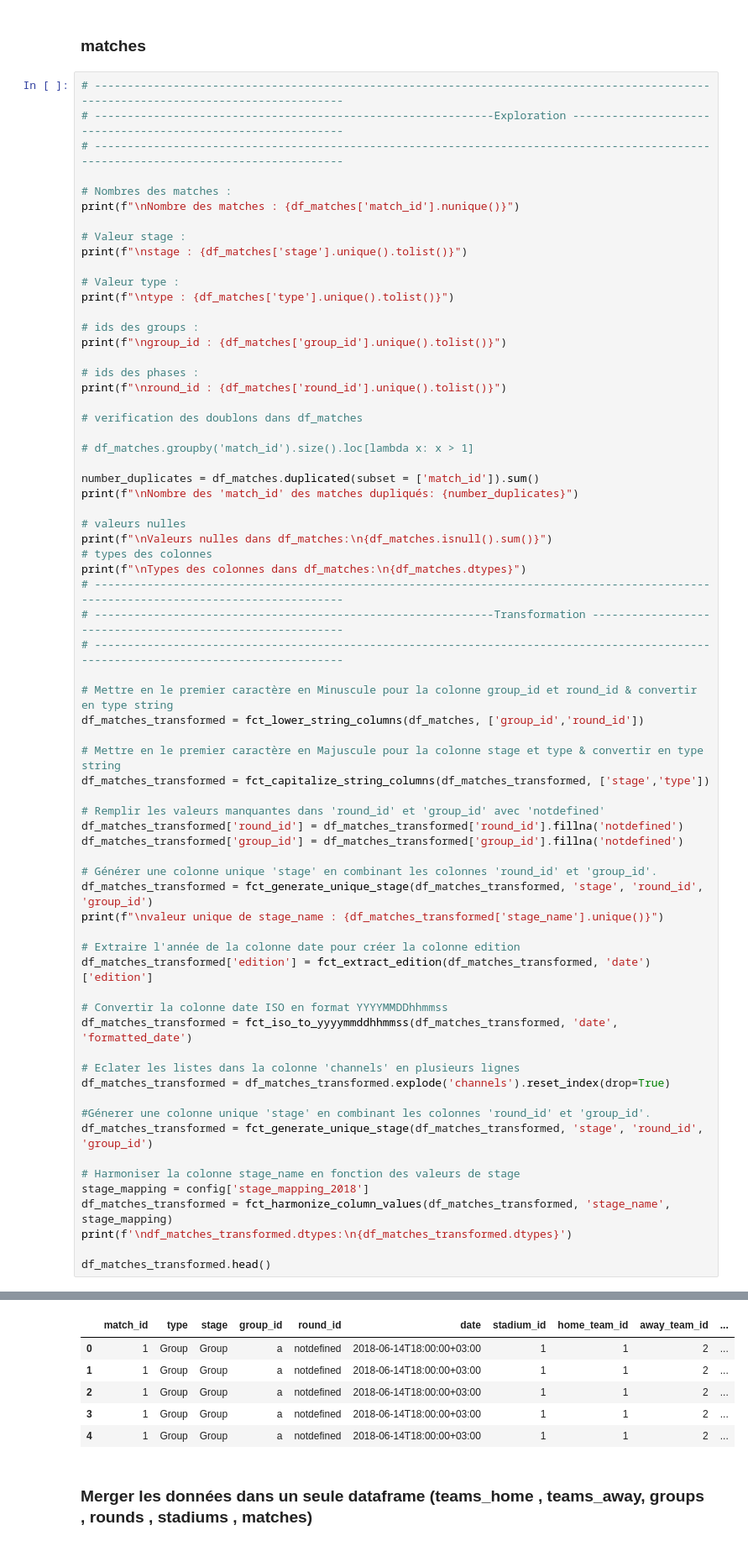
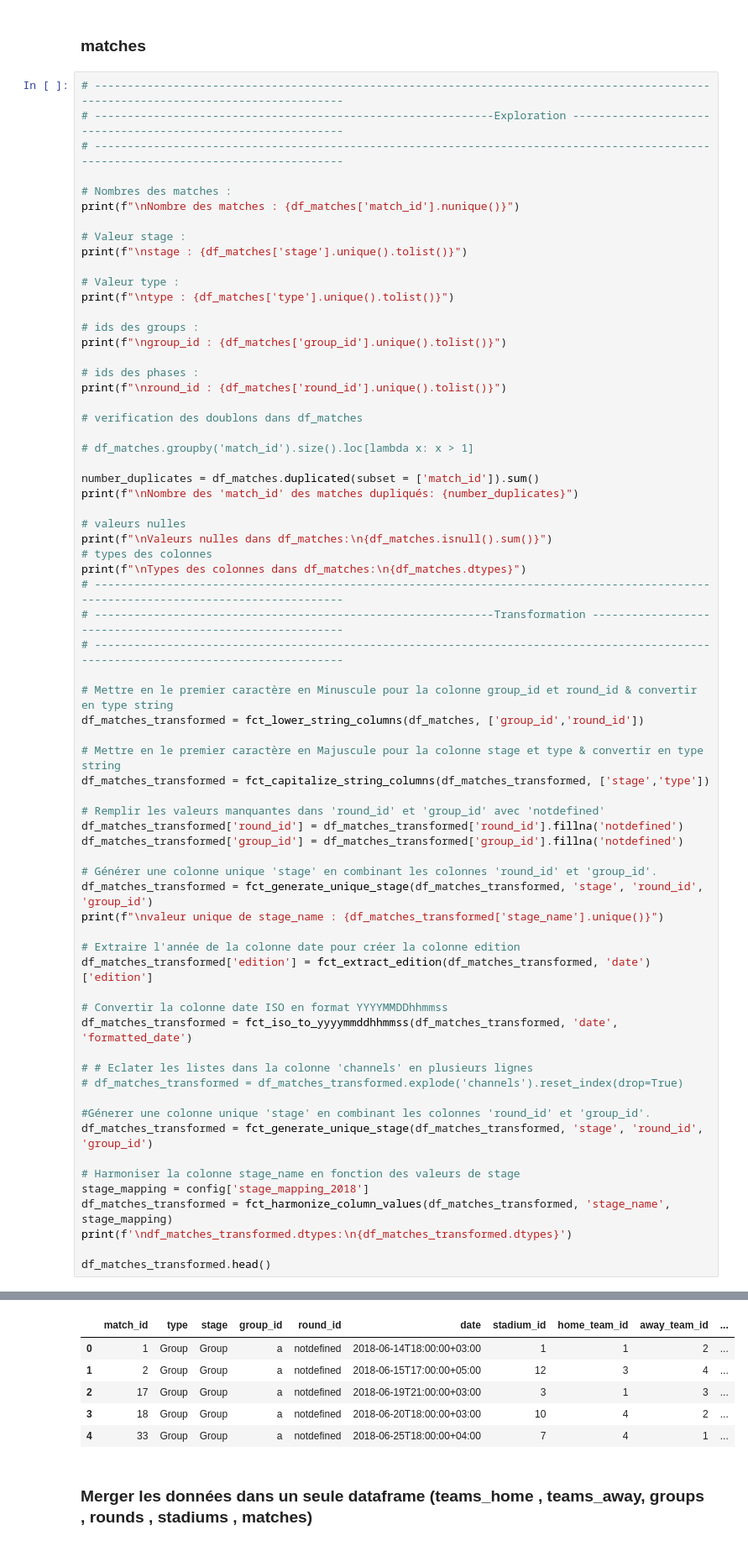
Before and after one commit to Simplon-DE-P1-2025/Brief-2-ETL-de-donn-es-footballistiques-Wickets-Sprinters, a Jupyter notebook: notebook/notebook_2018_transform.ipynb, the cells around one changed output, grey strips where cells are left out. Shown: that part at 84% size. Drawn from its saved outputs; the diff is of its cells as text.

Commit message:
transform: transformation fichier 2018 v4: modif transform le .py et notebook 2018

```diff
--- a/notebook/notebook_2018_transform.ipynb
+++ b/notebook/notebook_2018_transform.ipynb
@@ -649,42 +653,42 @@ df_matches_transformed['edition'] = fct_extract_edition(df_matches_transformed,
 # Convertir la colonne date ISO en format YYYYMMDDhhmmss
 df_matches_transformed = fct_iso_to_yyyymmddhhmmss(df_matches_transformed, 'date', 'formatted_date')
 
-# Eclater les listes dans la colonne 'channels' en plusieurs lignes
-df_matches_transformed = df_matches_transformed.explode('channels').reset_index(drop=True)
+# # Eclater les listes dans la colonne 'channels' en plusieurs lignes
+# df_matches_transformed = df_matches_transformed.explode('channels').reset_index(drop=True)
 
 #Génerer une colonne unique 'stage' en combinant les colonnes 'round_id' et 'group_id'.
 df_matches_transformed = fct_generate_unique_stage(df_matches_transformed, 'stage', 'round_id', 'group_id')
 
 # Harmoniser la colonne stage_name en fonction des valeurs de stage
 stage_mapping = config['stage_mapping_2018']
 df_matches_transformed = fct_harmonize_column_values(df_matches_transformed, 'stage_name', stage_mapping)
 print(f'\ndf_matches_transformed.dtypes:\n{df_matches_transformed.dtypes}')
 
 df_matches_transformed.head()
 # %% [output]
 Nombre des matches : 64
 
 stage : ['group', 'knockout']
 
 type : ['group', 'qualified', 'winner', 'loser']
 
 group_id : ['a', 'b', 'c', 'd', 'e', 'f', 'g', 'h', None]
 
 round_id : [None, 'round_16', 'round_8', 'round_4', 'round_2_loser', 'round_2']
 
 Nombre des 'match_id' des matches dupliqués: 0
 
 ... (61 lines left out)
 stage_name                object
 edition                   object
 formatted_date            object
 dtype: object
 |  | match_id | type | stage | group_id | round_id | date | stadium_id | home_team_id | away_team_id | ... |
 | 0 | 1 | Group | Group | a | notdefined | 2018-06-14T18:00:00+03:00 | 1 | 1 | 2 | ... |
-| 1 | 1 | Group | Group | a | notdefined | 2018-06-14T18:00:00+03:00 | 1 | 1 | 2 | ... |
-| 2 | 1 | Group | Group | a | notdefined | 2018-06-14T18:00:00+03:00 | 1 | 1 | 2 | ... |
-| 3 | 1 | Group | Group | a | notdefined | 2018-06-14T18:00:00+03:00 | 1 | 1 | 2 | ... |
-| 4 | 1 | Group | Group | a | notdefined | 2018-06-14T18:00:00+03:00 | 1 | 1 | 2 | ... |
+| 1 | 2 | Group | Group | a | notdefined | 2018-06-15T17:00:00+05:00 | 12 | 3 | 4 | ... |
+| 2 | 17 | Group | Group | a | notdefined | 2018-06-19T21:00:00+03:00 | 3 | 1 | 3 | ... |
+| 3 | 18 | Group | Group | a | notdefined | 2018-06-20T18:00:00+03:00 | 10 | 4 | 2 | ... |
+| 4 | 33 | Group | Group | a | notdefined | 2018-06-25T18:00:00+04:00 | 7 | 4 | 1 | ... |
 # %% [markdown]
 ### Merger les données dans un seule dataframe (teams_home , teams_away, groups , rounds , stadiums , matches)
 # %%
```
Also changed, not shown: parts of 7 cells of this notebook, 2 other files.
